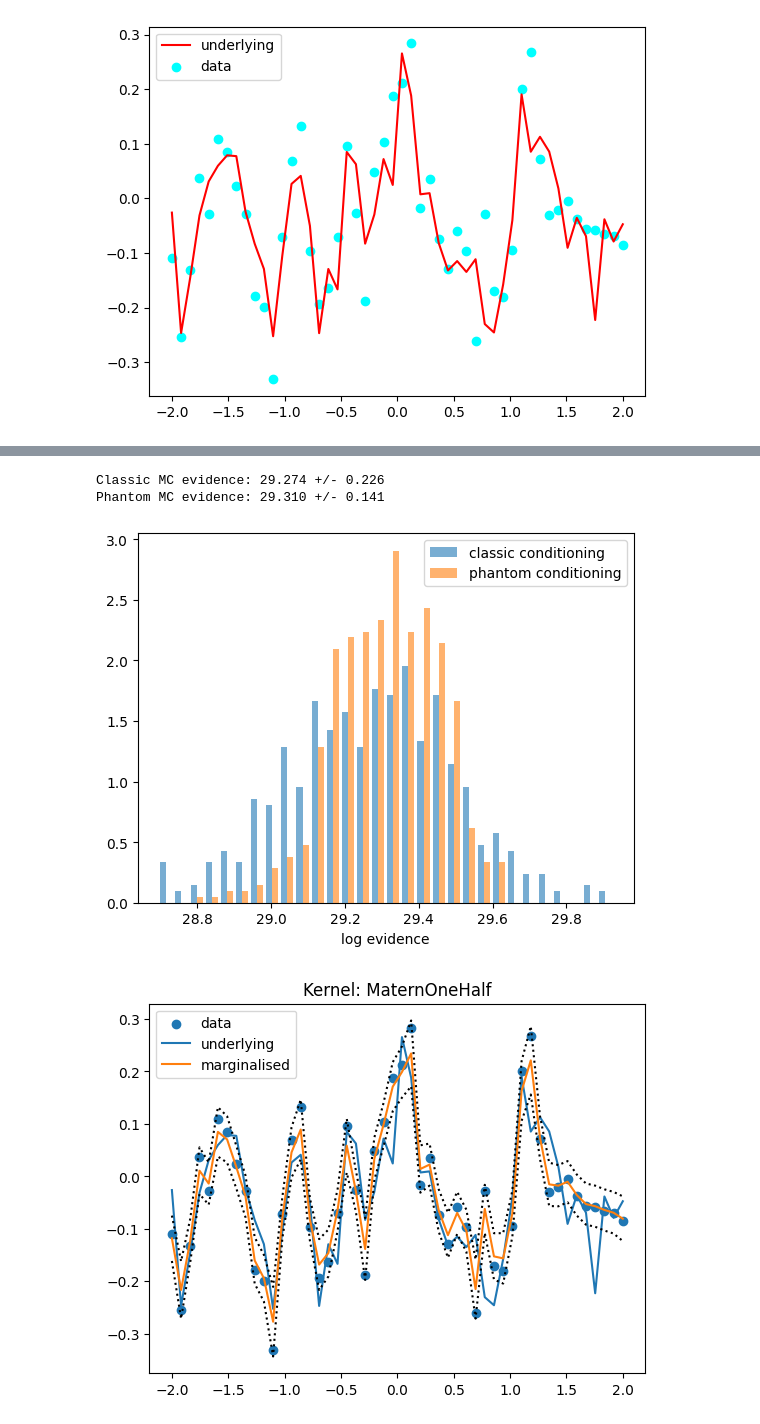
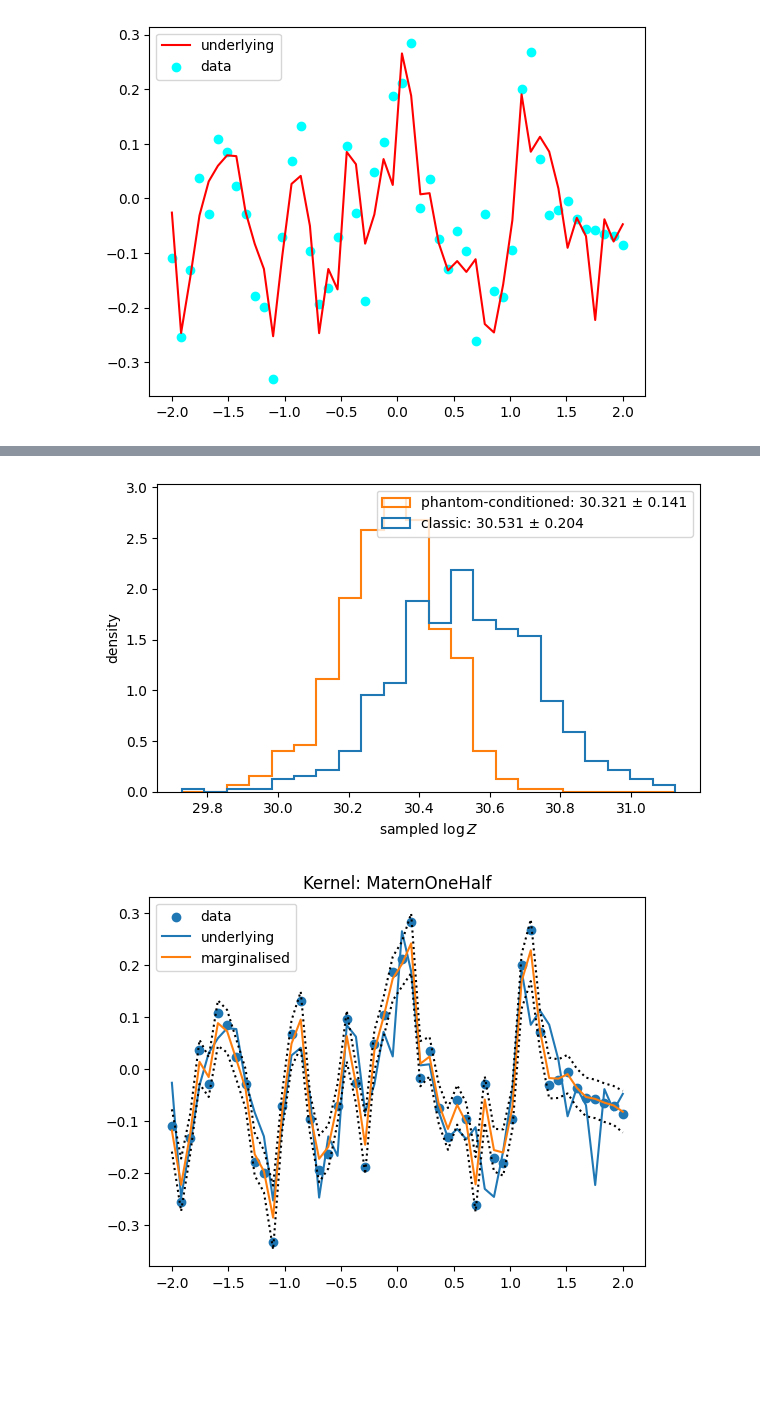
Before and after one commit to Joshuaalbert/jaxns, a Jupyter notebook: docs/examples/ou_process.ipynb, the cells around one changed output, grey strips where cells are left out. Saved outputs shown, nothing was run; the diff lists cells and outputs as text; code cells hidden in the pictures; blank space fills up the shorter version.

```diff
--- a/docs/examples/ou_process.ipynb
+++ b/docs/examples/ou_process.ipynb
@@ -61,7 +59,6 @@ kernel = tfpk.MaternOneHalf
 # X should be sorted
 y_mean = jnp.mean(Y_obs)
 y_std = jnp.std(Y_obs)
-rmsd = jnp.sqrt(jnp.mean(jnp.square(jnp.diff(Y_obs, axis=0))))
 mean_dt = jnp.mean(jnp.diff(X, axis=0))
 min_tau = mean_dt * 2
 max_tau = jnp.max(X) - jnp.min(X)
@@ -100,11 +97,12 @@ def predict_fvar(uncert, tau, sigma, mu):
 
 def prior_model():
     tau = Prior(tfpd.Uniform(min_tau, max_tau), name='tau').realise()
-    # if 1/2 diff is noise, then rms(d/2) is noise
-    uncert = Prior(tfpd.Uniform(true_noise*0.1, true_noise*10.), name='uncert').realise()
+    # Scale the noise prior from the observed series, not hidden truth.
+    uncert = Prior(tfpd.HalfNormal(y_std), name='uncert').realise()
     # amplitude = jnp.sqrt(sigma ** 2 * tau / 2)
     # sigma = sqrt(2 / tau) * amplitude
-    mean_sigma = jnp.sqrt(2 / tau) * y_std  # if dX is sigma dW then rms(dX/dt) = sigma
+    # For a stationary OU process, std(x) = sigma * sqrt(tau / 2).
+    mean_sigma = jnp.sqrt(2 / tau) * y_std
     sigma = Prior(tfpd.Exponential(1. / mean_sigma), name='sigma').realise()
     mu = Prior(tfpd.Normal(y_mean, y_std), name='mu').realise()
     amplitude = jnp.sqrt(sigma ** 2 * tau / 2)
@@ -131,40 +129,11 @@ results.summary()
 results.plot_diagnostics()
 results.plot_cornerplot()
 
-classic_evidence = results.sample_evidence_mc(
+results.plot_evidence(
     num_samples=512,
-    conditioning='classic',
+    conditionings=('classic', 'phantom'),
     key=random.PRNGKey(1801),
 )
-phantom_evidence = results.sample_evidence_mc(
-    num_samples=512,
-    conditioning='phantom',
-    key=random.PRNGKey(1802),
-)
-print(
-    'Classic MC evidence: '
-    f'{classic_evidence.log_Z_mean:.3f} '
-    f'+/- {classic_evidence.log_Z_uncert:.3f}'
-)
-print(
-    'Phantom MC evidence: '
-    f'{phantom_evidence.log_Z_mean:.3f} '
-    f'+/- {phantom_evidence.log_Z_uncert:.3f}'
-)
-
-plt.hist(
-    [
-        np.asarray(classic_evidence.log_Z_samples),
-        np.asarray(phantom_evidence.log_Z_samples),
-    ],
-    bins=30,
-    density=True,
-    alpha=0.6,
-    label=['classic conditioning', 'phantom conditioning'],
-)
-plt.xlabel('log evidence')
-plt.legend()
-plt.show()
 
 def predictive_moments(parameters):
     conditional_mean = predict_f(
@@ -202,9 +171,4 @@ plt.plot(X[:, 0], predictive_mean - jnp.sqrt(predictive_variance), ls='dotted',
 plt.title("Kernel: {}".format(kernel.__name__))
 plt.legend()
 plt.show()
-
-logZ_m12, logZerr_m12 = (
-    phantom_evidence.log_Z_mean,
-    phantom_evidence.log_Z_uncert,
-)
 # %% [output]
@@ -232,4 +196,2 @@ uncert: 0.046 +- 0.027 | 0.008 | 0.008
-Classic MC evidence: 29.274 +/- 0.226
-Phantom MC evidence: 29.310 +/- 0.141
-[figure, old version]
+[figure, new version]
-[figure, old version]
+[figure, new version]
```
Also changed, not shown: parts of 2 cells of this notebook, 12 other files.
